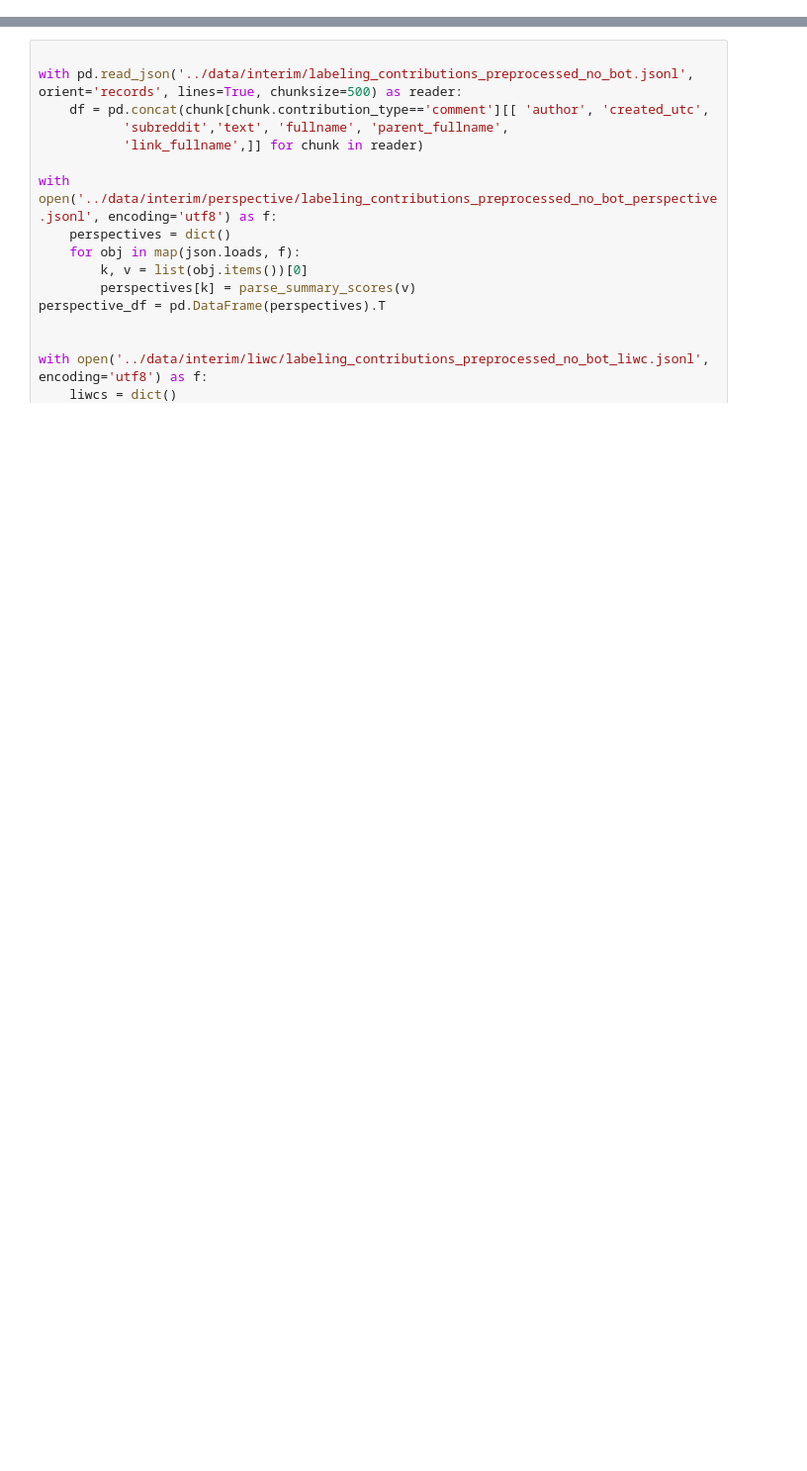
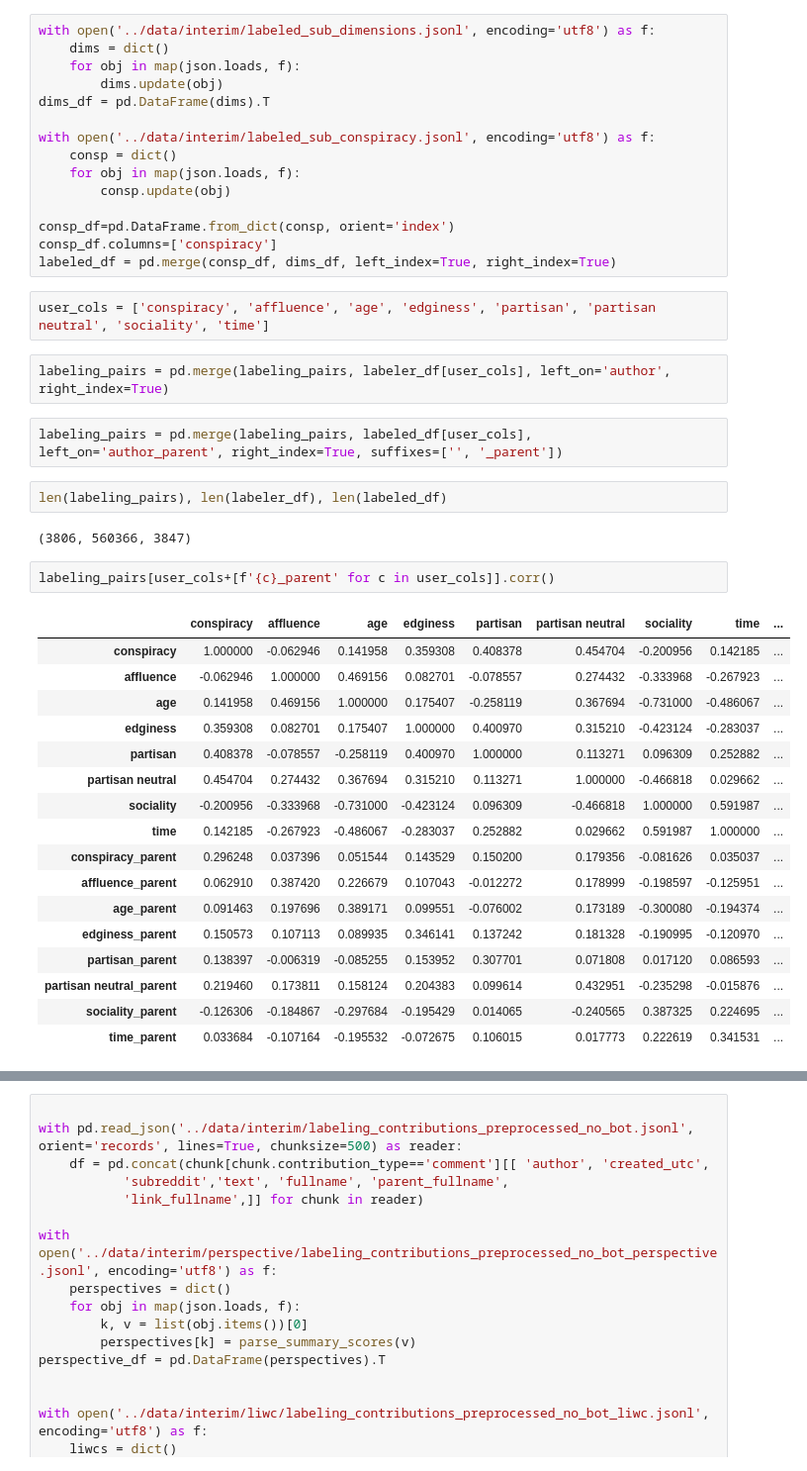
Before and after one commit to hide-ous/thrutherstoo, a Jupyter notebook: notebooks/visualize_labeling_correlates.ipynb, the cells around one changed output, grey strips where cells are left out. Shown at 99% size. Cells and saved outputs as stored; diff of their text form; blank space fills up the shorter version.

```diff
--- a/notebooks/visualize_labeling_correlates.ipynb
+++ b/notebooks/visualize_labeling_correlates.ipynb
@@ -9,0 +45,45 @@ from src.features.perspective import parse_summary_scores
+# %%
+with open('../data/interim/labeled_sub_dimensions.jsonl', encoding='utf8') as f:
+    dims = dict()
+    for obj in map(json.loads, f):
+        dims.update(obj)
+dims_df = pd.DataFrame(dims).T
+
+with open('../data/interim/labeled_sub_conspiracy.jsonl', encoding='utf8') as f:
+    consp = dict()
+    for obj in map(json.loads, f):
+        consp.update(obj)
+
+consp_df=pd.DataFrame.from_dict(consp, orient='index')
+consp_df.columns=['conspiracy']
+labeled_df = pd.merge(consp_df, dims_df, left_index=True, right_index=True)
+# %%
+user_cols = ['conspiracy', 'affluence', 'age', 'edginess', 'partisan', 'partisan neutral', 'sociality', 'time']
+# %%
+labeling_pairs = pd.merge(labeling_pairs, labeler_df[user_cols], left_on='author', right_index=True)
+# %%
+labeling_pairs = pd.merge(labeling_pairs, labeled_df[user_cols], left_on='author_parent', right_index=True, suffixes=['', '_parent'])
+# %%
+len(labeling_pairs), len(labeler_df), len(labeled_df)
+# %% [output]
+(3806, 560366, 3847)
+# %%
+labeling_pairs[user_cols+[f'{c}_parent' for c in user_cols]].corr()
+# %% [output]
+|  | conspiracy | affluence | age | edginess | partisan | partisan neutral | sociality | time | ... |
+| conspiracy | 1.000000 | -0.062946 | 0.141958 | 0.359308 | 0.408378 | 0.454704 | -0.200956 | 0.142185 | ... |
+| affluence | -0.062946 | 1.000000 | 0.469156 | 0.082701 | -0.078557 | 0.274432 | -0.333968 | -0.267923 | ... |
+| age | 0.141958 | 0.469156 | 1.000000 | 0.175407 | -0.258119 | 0.367694 | -0.731000 | -0.486067 | ... |
+| edginess | 0.359308 | 0.082701 | 0.175407 | 1.000000 | 0.400970 | 0.315210 | -0.423124 | -0.283037 | ... |
+| partisan | 0.408378 | -0.078557 | -0.258119 | 0.400970 | 1.000000 | 0.113271 | 0.096309 | 0.252882 | ... |
+| partisan neutral | 0.454704 | 0.274432 | 0.367694 | 0.315210 | 0.113271 | 1.000000 | -0.466818 | 0.029662 | ... |
+| sociality | -0.200956 | -0.333968 | -0.731000 | -0.423124 | 0.096309 | -0.466818 | 1.000000 | 0.591987 | ... |
+| time | 0.142185 | -0.267923 | -0.486067 | -0.283037 | 0.252882 | 0.029662 | 0.591987 | 1.000000 | ... |
+| conspiracy_parent | 0.296248 | 0.037396 | 0.051544 | 0.143529 | 0.150200 | 0.179356 | -0.081626 | 0.035037 | ... |
+| affluence_parent | 0.062910 | 0.387420 | 0.226679 | 0.107043 | -0.012272 | 0.178999 | -0.198597 | -0.125951 | ... |
+| age_parent | 0.091463 | 0.197696 | 0.389171 | 0.099551 | -0.076002 | 0.173189 | -0.300080 | -0.194374 | ... |
+| edginess_parent | 0.150573 | 0.107113 | 0.089935 | 0.346141 | 0.137242 | 0.181328 | -0.190995 | -0.120970 | ... |
+| partisan_parent | 0.138397 | -0.006319 | -0.085255 | 0.153952 | 0.307701 | 0.071808 | 0.017120 | 0.086593 | ... |
+| partisan neutral_parent | 0.219460 | 0.173811 | 0.158124 | 0.204383 | 0.099614 | 0.432951 | -0.235298 | -0.015876 | ... |
+| sociality_parent | -0.126306 | -0.184867 | -0.297684 | -0.195429 | 0.014065 | -0.240565 | 0.387325 | 0.224695 | ... |
+| time_parent | 0.033684 | -0.107164 | -0.195532 | -0.072675 | 0.106015 | 0.017773 | 0.222619 | 0.341531 | ... |
```
Also changed, not shown: parts of 25 cells of this notebook, 22 other files.
